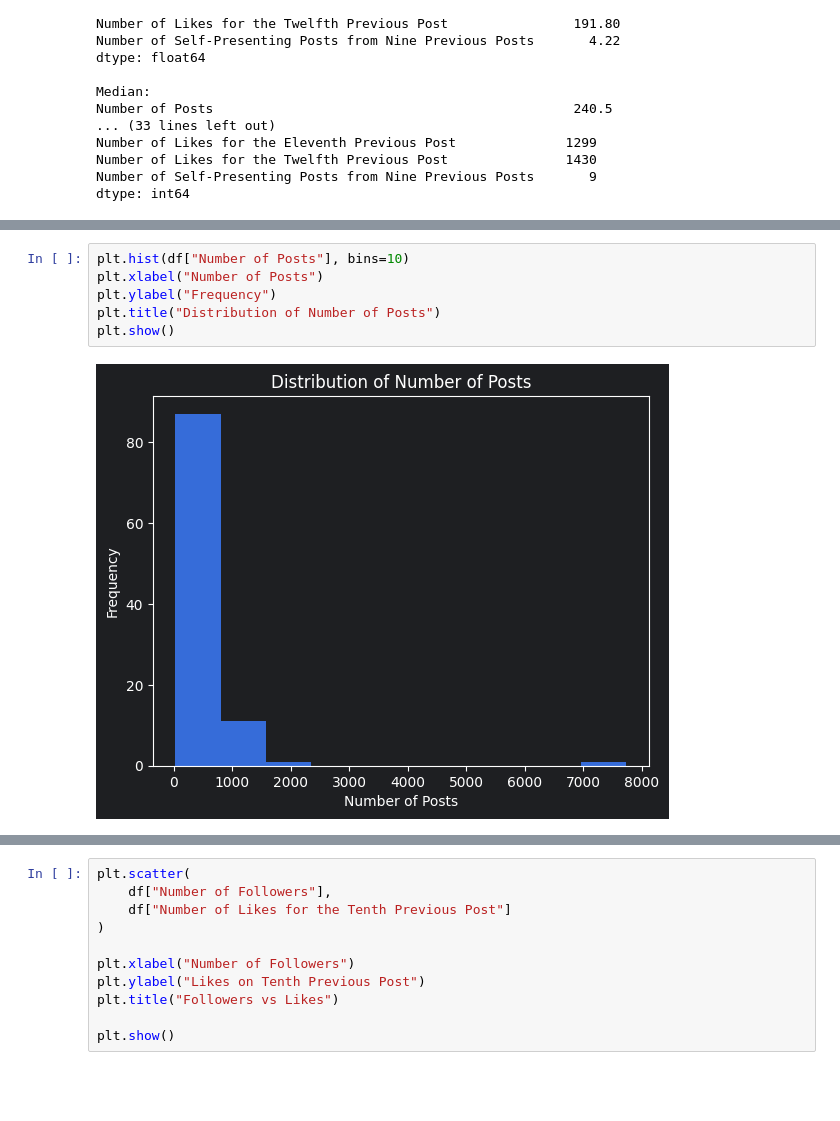
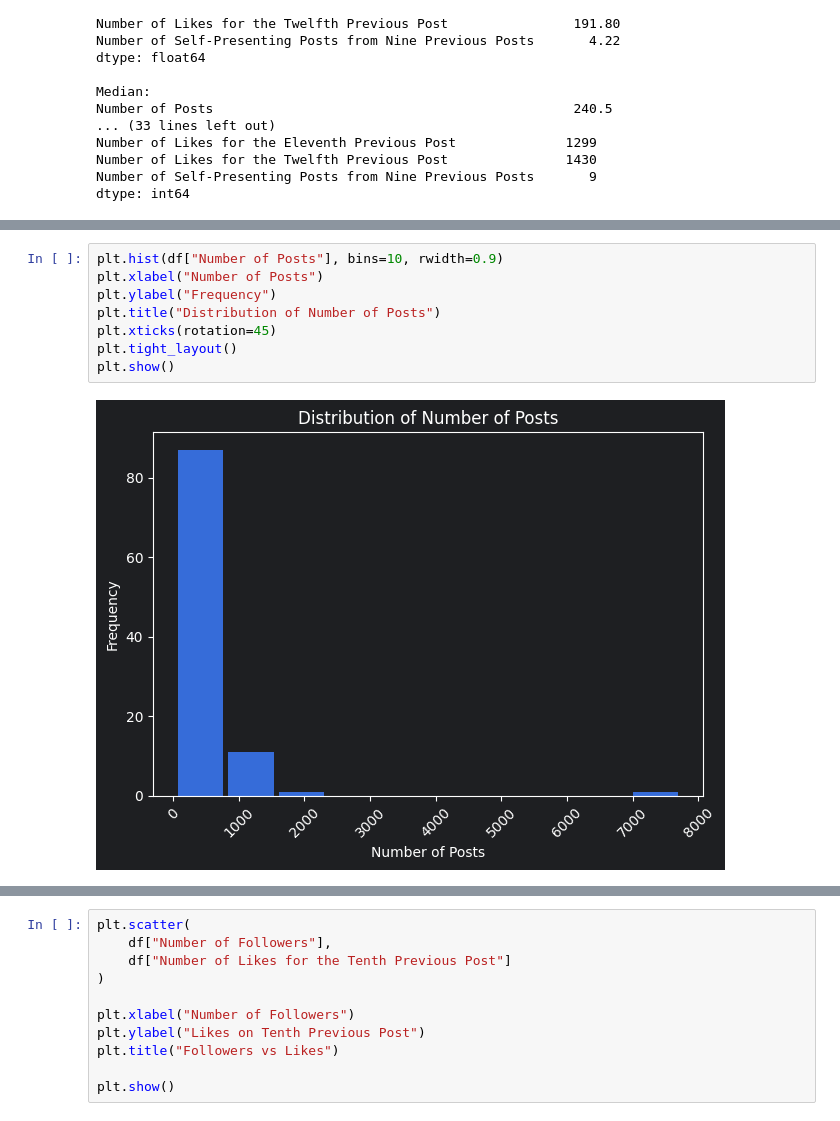
Before and after one commit to Aatif2005/Python---Data-Science, a Jupyter notebook: DS UPES/lab_exp1.ipynb, the cells around one changed output, grey strips where cells are left out. Saved outputs shown, nothing was run; the diff lists cells and outputs as text; blank space fills up the shorter version.

```diff
--- a/DS UPES/lab_exp1.ipynb
+++ b/DS UPES/lab_exp1.ipynb
@@ -160,9 +188,11 @@ plt.show()
 # %%
-plt.hist(df["Number of Posts"], bins=10)
+plt.hist(df["Number of Posts"], bins=10, rwidth=0.9)
 plt.xlabel("Number of Posts")
 plt.ylabel("Frequency")
 plt.title("Distribution of Number of Posts")
+plt.xticks(rotation=45)
+plt.tight_layout()
 plt.show()
 # %% [output]
-[figure, old version]
+[figure, new version]
 # %%
```
Also changed, not shown: parts of 3 cells of this notebook.
